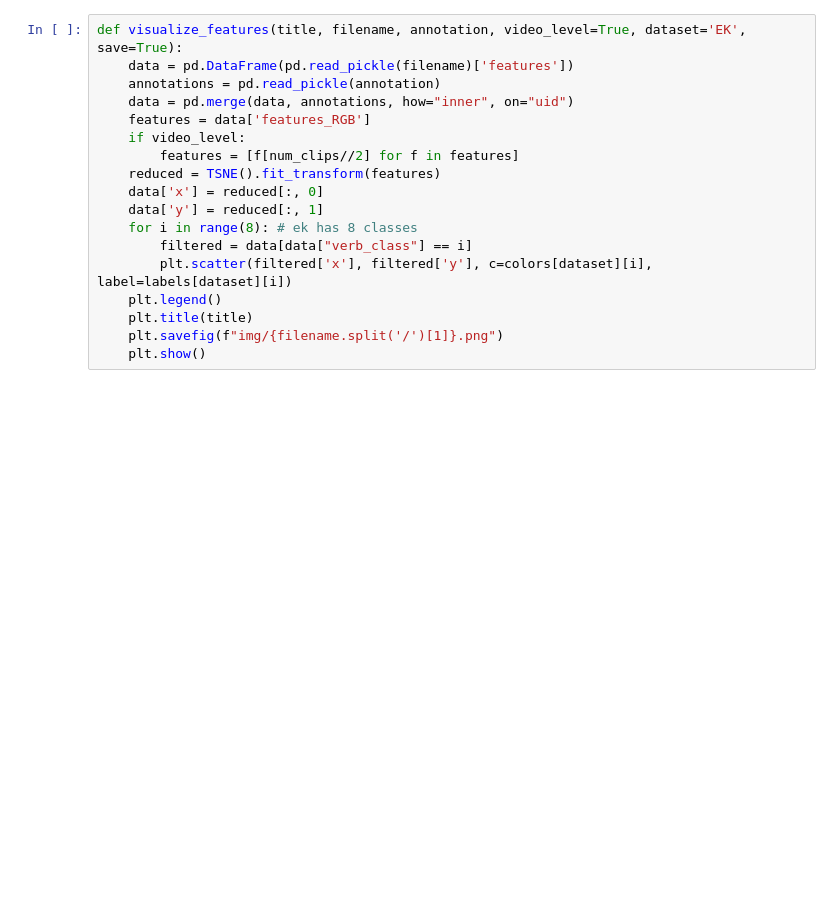
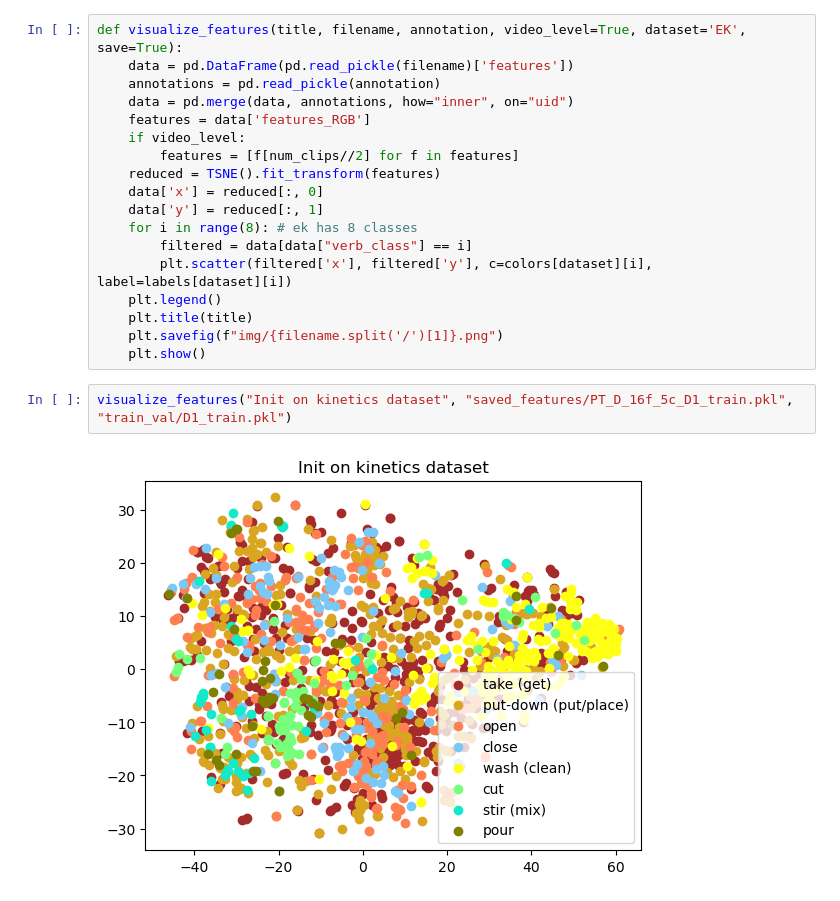
Before and after one commit to gabbiurlaro/aml22-ego, a Jupyter notebook: visualize_feature.ipynb, the cells around one changed output. Saved outputs shown, nothing was run; the diff lists cells and outputs as text; blank space fills up the shorter version.

```diff
--- a/visualize_feature.ipynb
+++ b/visualize_feature.ipynb
@@ -49,6 +49,10 @@ def visualize_features(title, filename, annotation, video_level=True, dataset='E
     plt.title(title)
     plt.savefig(f"img/{filename.split('/')[1]}.png")
     plt.show()
+# %%
+visualize_features("Init on kinetics dataset", "saved_features/PT_D_16f_5c_D1_train.pkl", "train_val/D1_train.pkl")
+# %% [output]
+[figure, added]
 # %%
 visualize_features("Finetuned Epic Kitchen", "saved_features/FT_D_16f_5c_D1_train.pkl", "train_val/D1_train.pkl")
 # %% [output]
```
Also changed, not shown: parts of 1 cell of this notebook.
